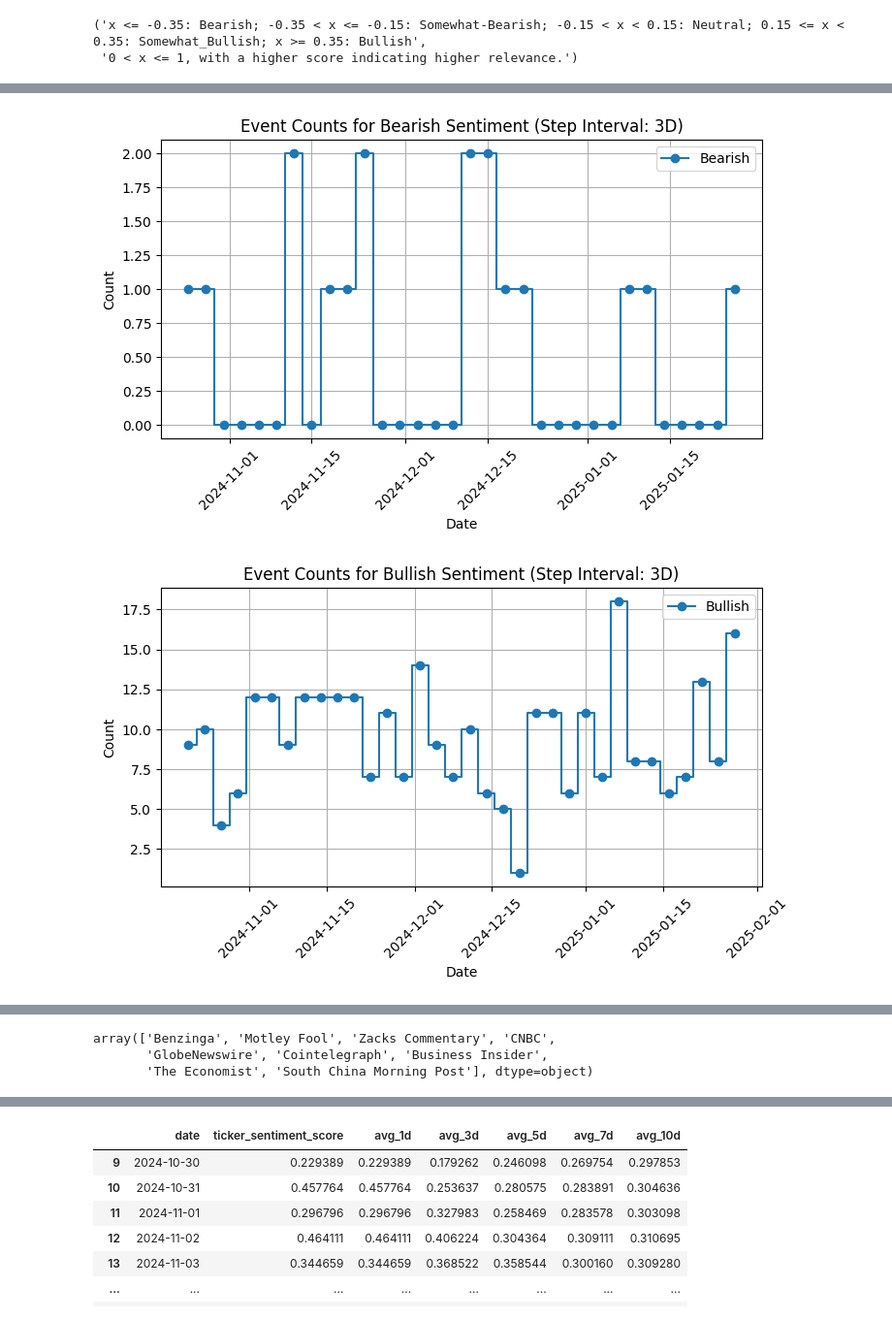
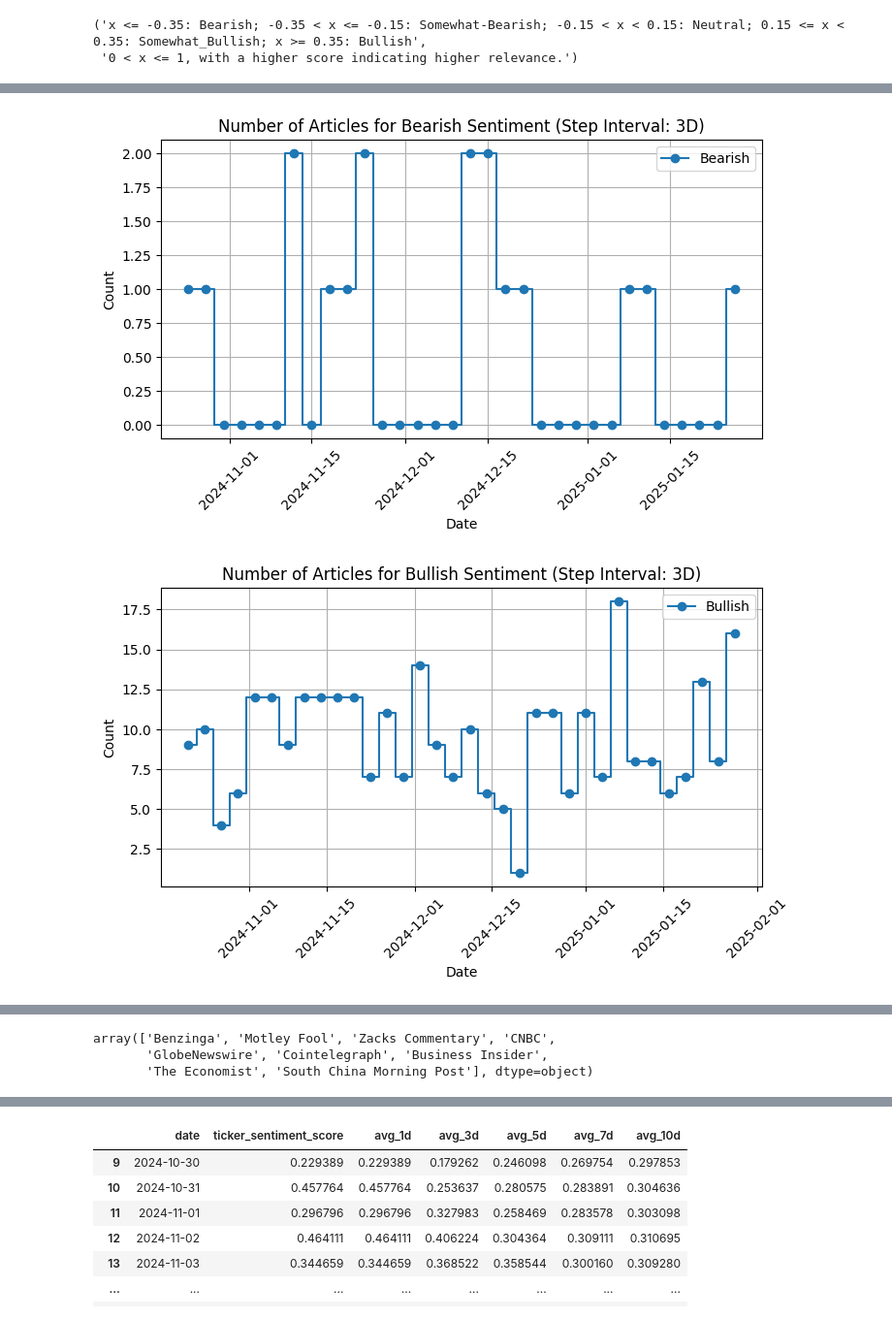
Before and after one commit to grackner/nvidia_stock_prediction, a Jupyter notebook: finance_news.ipynb, the cells around one changed output, grey strips where cells are left out. Shown at 97% size. Saved outputs shown, nothing was run; the diff lists cells and outputs as text; code cells hidden in the pictures.

Commit message:
add comments

```diff
--- a/finance_news.ipynb
+++ b/finance_news.ipynb
@@ -134,21 +141,21 @@ plt.show()
 # %%
 step_interval = "3D"
 
 # Loop through each sentiment label and create separate plots
 for sentiment, group in news.groupby("ticker_sentiment_label"):
     group_resampled = group.resample(step_interval, on="time_published").count().reset_index()
 
     plt.figure(figsize=(8, 4))
     plt.step(group_resampled["time_published"], group_resampled["url"], where="mid", marker="o", linestyle="-", label=str(sentiment))
 
     plt.xlabel("Date")
     plt.ylabel("Count")
-    plt.title(f"Event Counts for {sentiment} Sentiment (Step Interval: {step_interval})")
+    plt.title(f"Number of Articles for {sentiment} Sentiment (Step Interval: {step_interval})")
     plt.xticks(rotation=45)
     plt.legend()
     plt.grid()
 
     plt.show()
 # %% [output]
-[figure, old version]
+[figure, new version]
-[figure, old version]
+[figure, new version]
@@ -158,7 +165,8 @@ for sentiment, group in news.groupby("ticker_sentiment_label"):
-# %%
-news['source'].unique()
-# %% [output]
-array(['Benzinga', 'Motley Fool', 'Zacks Commentary', 'CNBC',
-       'GlobeNewswire', 'Cointelegraph', 'Business Insider',
-       'The Economist', 'South China Morning Post'], dtype=object)
+# %%
+# Article sources
+news['source'].unique()
+# %% [output]
+array(['Benzinga', 'Motley Fool', 'Zacks Commentary', 'CNBC',
+       'GlobeNewswire', 'Cointelegraph', 'Business Insider',
+       'The Economist', 'South China Morning Post'], dtype=object)
 # %%
```
Also changed, not shown: parts of 16 cells of this notebook.
